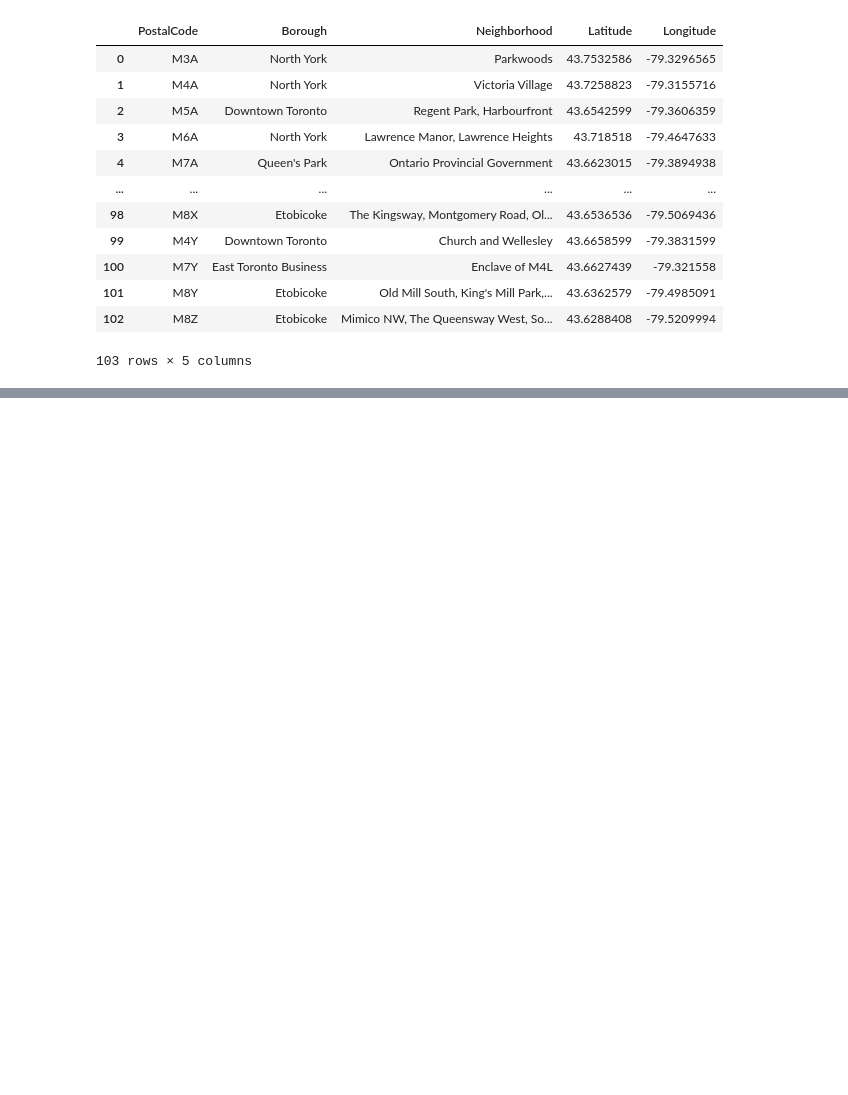
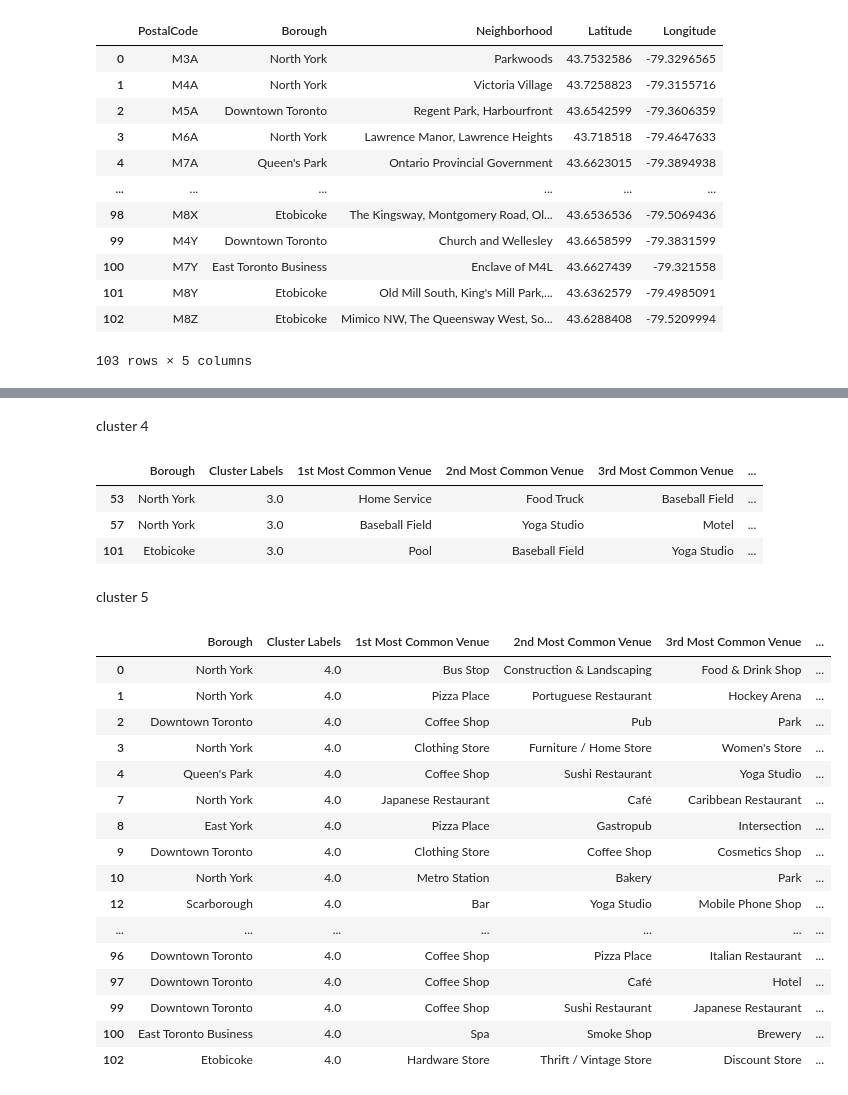
Before and after one commit to MagdalenaSiedlecka/Capstone-Project, a Jupyter notebook: Toronto.ipynb, the cells around one changed output, grey strips where cells are left out. Saved outputs shown, nothing was run; the diff lists cells and outputs as text; code cells hidden in the pictures; blank space fills up the shorter version.

```diff
--- a/Toronto.ipynb
+++ b/Toronto.ipynb
@@ -85,0 +269,6 @@ left_merged
+# %%
+def return_most_common_venues(row, num_top_venues):
+    row_categories = row.iloc[1:]
+    row_categories_sorted = row_categories.sort_values(ascending=False)
+
+    return row_categories_sorted.index.values[0:num_top_venues]
@@ -85,0 +306,11 @@ left_merged
+# %%
+# set number of clusters
+kclusters = 5
+
+toronto_grouped_clustering = toronto_grouped.drop('Neighborhood', 1)
+
+# run k-means clustering
+kmeans = KMeans(n_clusters=kclusters, random_state=0).fit(toronto_grouped_clustering)
+
+# check cluster labels generated for each row in the dataframe
+kmeans.labels_[0:10]
@@ -85,0 +319,11 @@ left_merged
+# %%
+# add clustering labels
+neighborhoods_venues_sorted.insert(0, 'Cluster Labels', kmeans.labels_)
+
+toronto_merged = left_merged
+
+# merge manhattan_grouped with manhattan_data to add latitude/longitude for each neighborhood
+toronto_merged = toronto_merged.join(neighborhoods_venues_sorted.set_index('Neighborhood'), on='Neighborhood')
+toronto_merged.dropna(how='all')
+
+toronto_merged.head() # check the last columns!
@@ -85,0 +337,3 @@ left_merged
+# %%
+toronto=toronto_merged.drop([95])
+toronto.astype({'Cluster Labels': 'int32'}).dtypes
@@ -85,0 +442,31 @@ left_merged
+# %% [markdown]
+cluster 4
+# %%
+toronto.loc[toronto['Cluster Labels'] == 3, toronto.columns[[1] + list(range(5, toronto.shape[1]))]]
+# %% [output]
+|  | Borough | Cluster Labels | 1st Most Common Venue | 2nd Most Common Venue | 3rd Most Common Venue | ... |
+| 53 | North York | 3.0 | Home Service | Food Truck | Baseball Field | ... |
+| 57 | North York | 3.0 | Baseball Field | Yoga Studio | Motel | ... |
+| 101 | Etobicoke | 3.0 | Pool | Baseball Field | Yoga Studio | ... |
+# %% [markdown]
+cluster 5
+# %%
+toronto.loc[toronto['Cluster Labels'] == 4, toronto.columns[[1] + list(range(5, toronto.shape[1]))]]
+# %% [output]
+|  | Borough | Cluster Labels | 1st Most Common Venue | 2nd Most Common Venue | 3rd Most Common Venue | ... |
+| 0 | North York | 4.0 | Bus Stop | Construction & Landscaping | Food & Drink Shop | ... |
+| 1 | North York | 4.0 | Pizza Place | Portuguese Restaurant | Hockey Arena | ... |
+| 2 | Downtown Toronto | 4.0 | Coffee Shop | Pub | Park | ... |
+| 3 | North York | 4.0 | Clothing Store | Furniture / Home Store | Women's Store | ... |
+| 4 | Queen's Park | 4.0 | Coffee Shop | Sushi Restaurant | Yoga Studio | ... |
+| 7 | North York | 4.0 | Japanese Restaurant | Café | Caribbean Restaurant | ... |
+| 8 | East York | 4.0 | Pizza Place | Gastropub | Intersection | ... |
+| 9 | Downtown Toronto | 4.0 | Clothing Store | Coffee Shop | Cosmetics Shop | ... |
+| 10 | North York | 4.0 | Metro Station | Bakery | Park | ... |
+| 12 | Scarborough | 4.0 | Bar | Yoga Studio | Mobile Phone Shop | ... |
+| ... | ... | ... | ... | ... | ... | ... |
+| 96 | Downtown Toronto | 4.0 | Coffee Shop | Pizza Place | Italian Restaurant | ... |
+| 97 | Downtown Toronto | 4.0 | Coffee Shop | Café | Hotel | ... |
+| 99 | Downtown Toronto | 4.0 | Coffee Shop | Sushi Restaurant | Japanese Restaurant | ... |
+| 100 | East Toronto Business | 4.0 | Spa | Smoke Shop | Brewery | ... |
+| 102 | Etobicoke | 4.0 | Hardware Store | Thrift / Vintage Store | Discount Store | ... |
```
Also changed, not shown: parts of 27 cells of this notebook.
